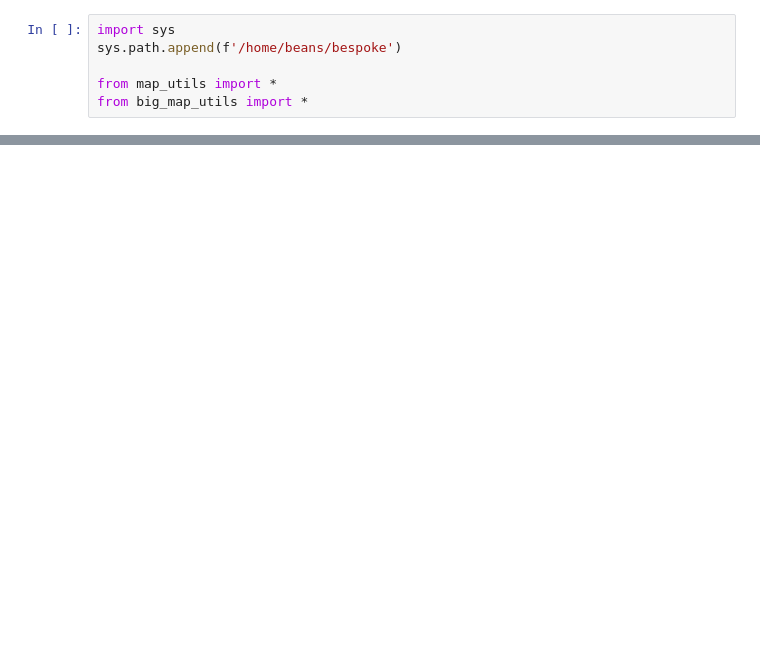
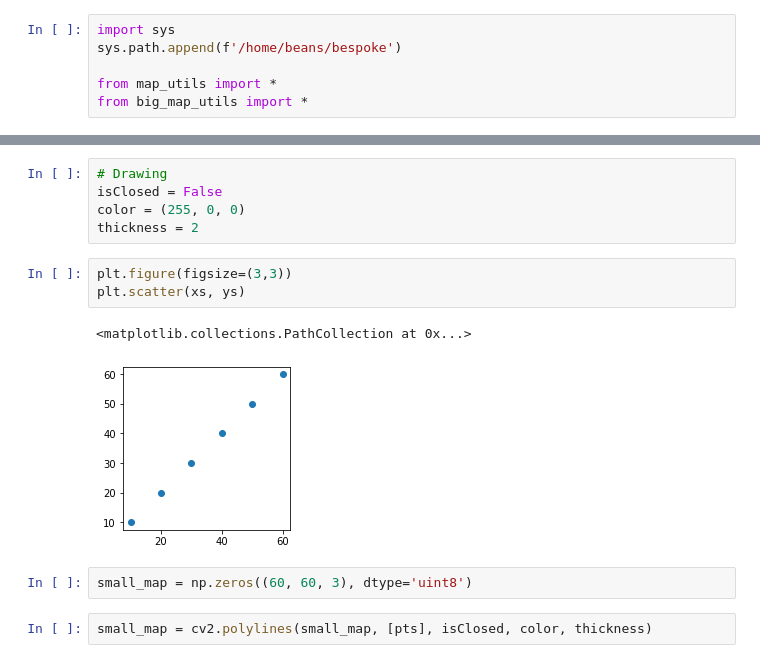
Before and after one commit to rgilman33/bespoke, a Jupyter notebook: nb/maps.ipynb, the cells around one changed output, grey strips where cells are left out. Saved outputs shown, nothing was run; the diff lists cells and outputs as text; blank space fills up the shorter version.

```diff
--- a/nb/maps.ipynb
+++ b/nb/maps.ipynb
@@ -55,0 +82,15 @@ plt.imshow(small_map)
+# %%
+# Drawing
+isClosed = False
+color = (255, 0, 0)
+thickness = 2
+# %%
+plt.figure(figsize=(3,3))
+plt.scatter(xs, ys)
+# %% [output]
+<matplotlib.collections.PathCollection at 0x...>
+[figure, added]
+# %%
+small_map = np.zeros((60, 60, 3), dtype='uint8')
+# %%
+small_map = cv2.polylines(small_map, [pts], isClosed, color, thickness)
```
Also changed, not shown: parts of 12 cells of this notebook, 11 other files.
